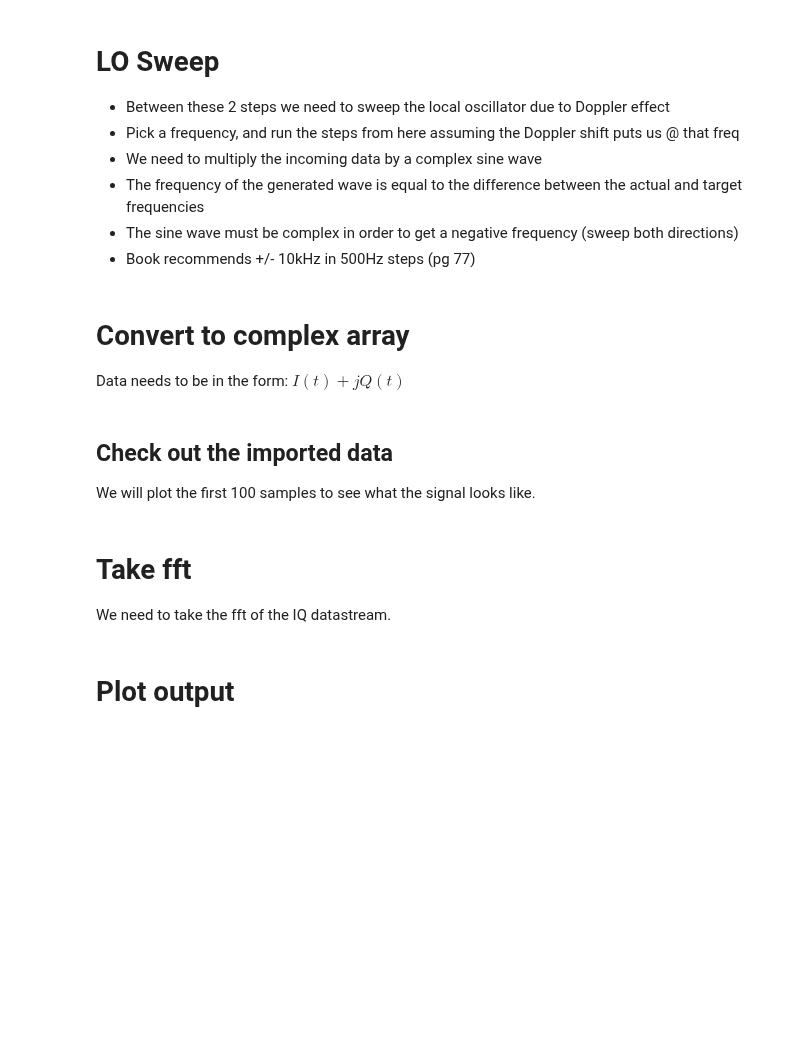
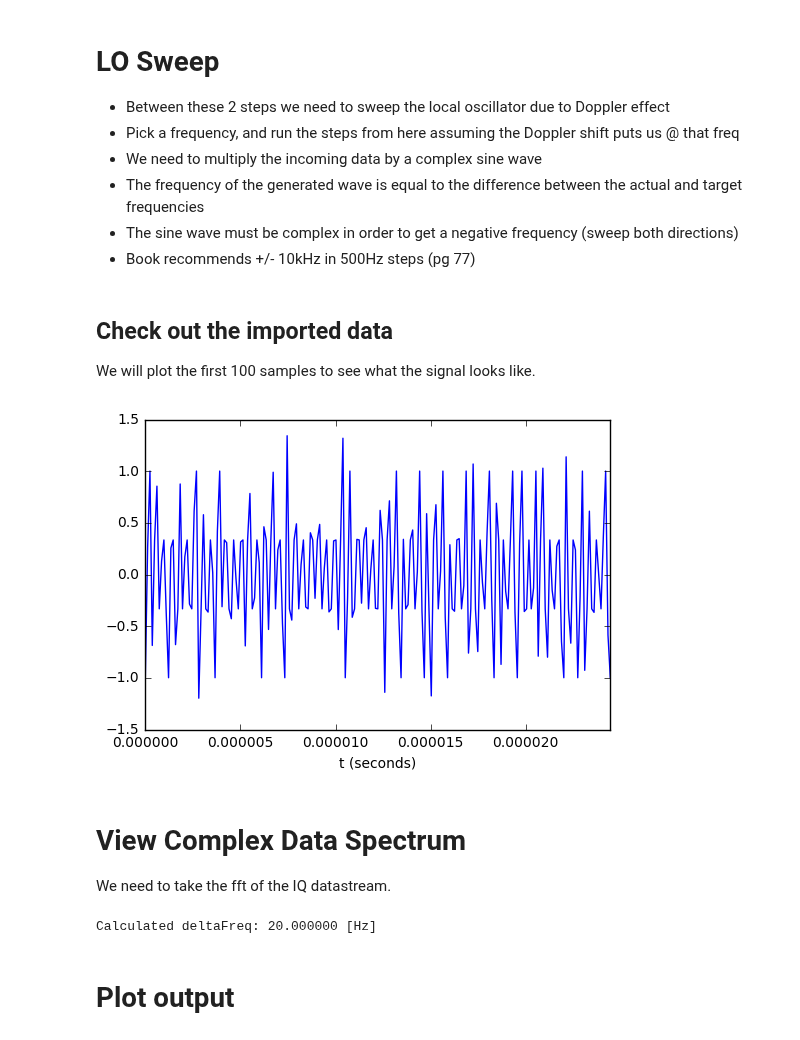
Before and after one commit to psas/gps, a Jupyter notebook: notebooks/Acquisition.ipynb, the cells around one changed output. Cells and saved outputs as stored; diff of their text form; code cells hidden in the pictures; blank space fills up the shorter version.

```diff
--- a/notebooks/Acquisition.ipynb
+++ b/notebooks/Acquisition.ipynb
@@ -112,0 +29,13 @@ File is now closed.
+# %%
+# Need these to pass to importFile module
+fs = 4.092*10**6 # Sampling Frequency [Hz]
+NumberOfMilliseconds = 49
+#SampleLength = NumberOfMilliseconds*10**(-3) # Sample length in 1ms multiples
+SampleLength =0.050
+BytesToSkip = 0
+
+data = IQData()
+data.importFile('../resources/JGPS@04.559925043', fs, SampleLength, BytesToSkip)
+
+BinWidth = (fs/len(data.CData))
+print("BinWidth is: %f [Hz]"%(BinWidth))
@@ -136,4 +55,0 @@ File is now closed.
-# %% [markdown]
-# Convert to complex array
-
-Data needs to be in the form: $I(t) + jQ(t)$
@@ -163,10 +60,24 @@ plt.show()
+# %%
+# Convert to real data
+tReal, RData = data.ComplexToReal(data.CData)
+
+plt.plot(tReal, RData)
+
+# Set xaxis so first 100 samples are shown
+xmin,xmax = plt.xlim()
+plt.xlim(xmin,xmin + 100/(fs))
+
+plt.xlabel("t (seconds)")
+plt.show()
+# %% [output]
+[figure, added]
 # %% [markdown]
-# Take fft
+# View Complex Data Spectrum
 
 We need to take the fft of the IQ datastream.
 # %%
 # Since we are using circular-convolution, nfft must be equal to the number of samples
-nfft = TotalSamples
+nfft = data.Nsamples
 deltaFreq = fs/nfft
 print("Calculated deltaFreq: %f [Hz]" %(deltaFreq))
 
@@ -178,7 +89,9 @@ fshift = np.linspace(-fs_kHz/2,fs_kHz/2,nfft,endpoint=False)
 
 
 # Reference data size section of book to pick the len param. Should be based sample rate
-ffC = np.fft.fft(CData, nfft)
+ffC = np.fft.fft(data.CData, nfft)
+# %% [output]
+Calculated deltaFreq: 20.000000 [Hz]
 # %% [markdown]
 # Plot output
 # %%
```
Also changed, not shown: parts of 20 cells of this notebook.
